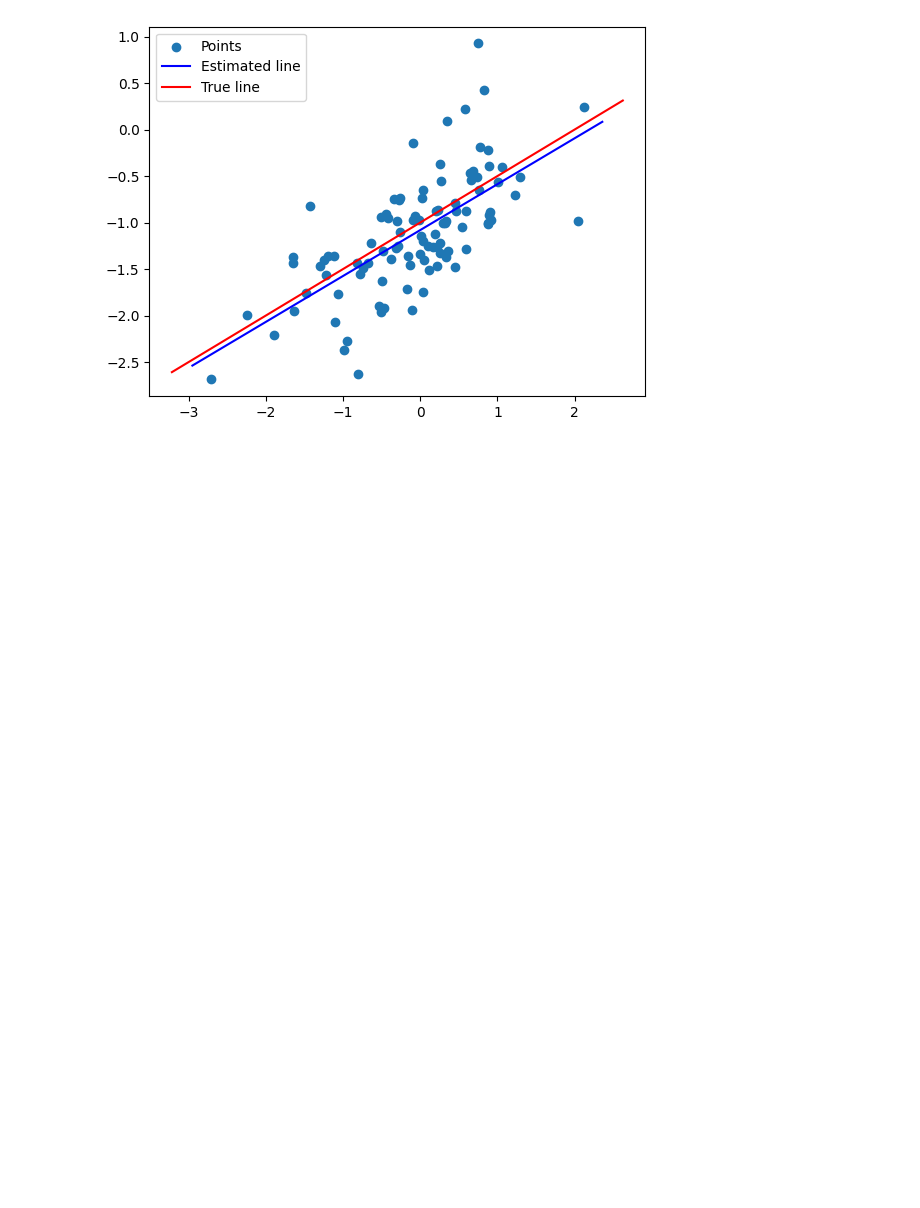
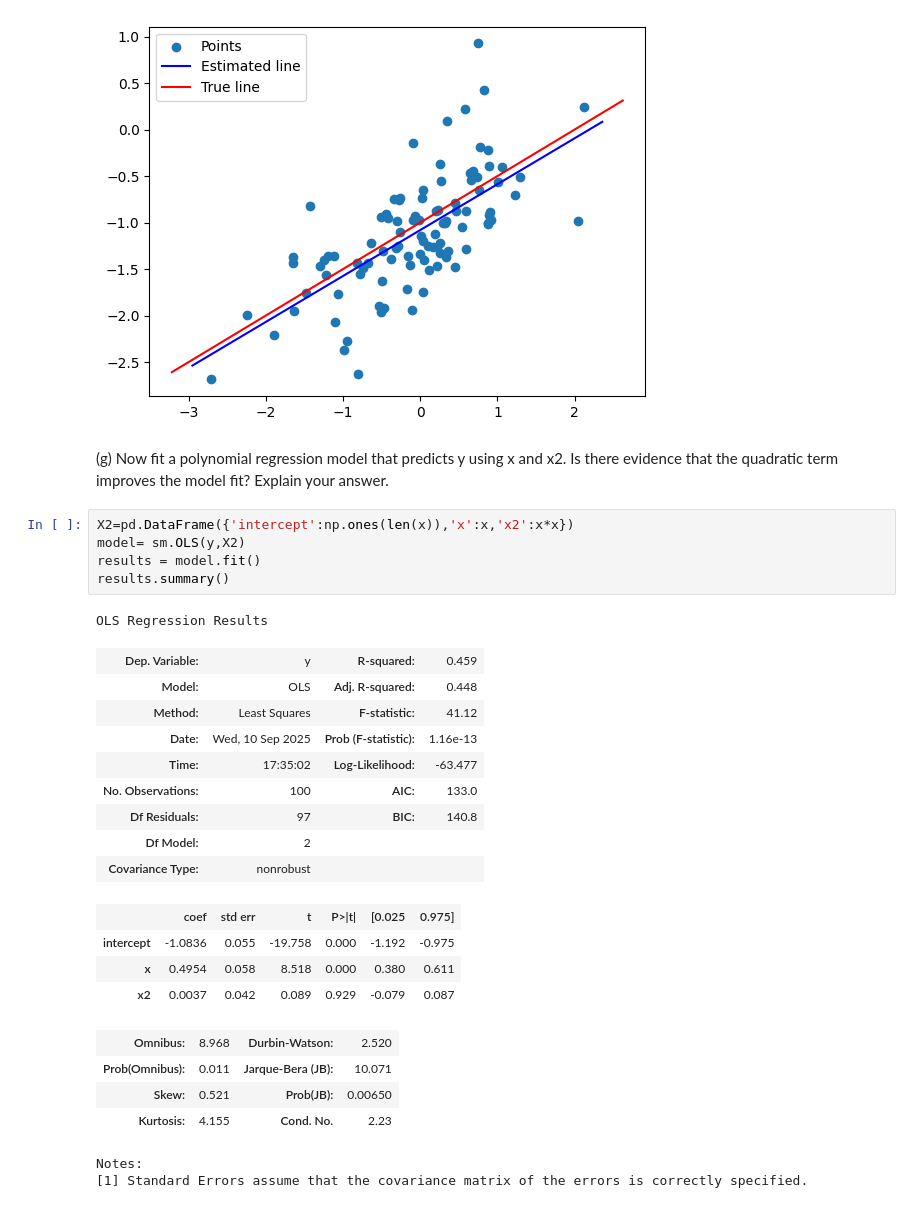
Before and after one commit to hinojosaad/islp, a Jupyter notebook: Chapter3/ch3.ipynb, the cells around one changed output. Cells and saved outputs as stored; diff of their text form; blank space fills up the shorter version.

```diff
--- a/Chapter3/ch3.ipynb
+++ b/Chapter3/ch3.ipynb
@@ -1127,3 +1127,33 @@ plt.legend(['Points', 'Estimated line', 'True line'])
 plt.show()
 # %% [output]
 [figure]
+# %% [markdown]
+(g) Now fit a polynomial regression model that predicts y using x
+and x2. Is there evidence that the quadratic term improves the
+model fit? Explain your answer.
+# %%
+X2=pd.DataFrame({'intercept':np.ones(len(x)),'x':x,'x2':x*x})
+model= sm.OLS(y,X2)
+results = model.fit()
+results.summary()
+# %% [output]
+OLS Regression Results
+| Dep. Variable: | y | R-squared: | 0.459 |
+| Model: | OLS | Adj. R-squared: | 0.448 |
+| Method: | Least Squares | F-statistic: | 41.12 |
+| Date: | Wed, 10 Sep 2025 | Prob (F-statistic): | 1.16e-13 |
+| Time: | 17:35:02 | Log-Likelihood: | -63.477 |
+| No. Observations: | 100 | AIC: | 133.0 |
+| Df Residuals: | 97 | BIC: | 140.8 |
+| Df Model: | 2 |  |  |
+| Covariance Type: | nonrobust |  |  |
+|  | coef | std err | t | P>|t| | [0.025 | 0.975] |
+| intercept | -1.0836 | 0.055 | -19.758 | 0.000 | -1.192 | -0.975 |
+| x | 0.4954 | 0.058 | 8.518 | 0.000 | 0.380 | 0.611 |
+| x2 | 0.0037 | 0.042 | 0.089 | 0.929 | -0.079 | 0.087 |
+| Omnibus: | 8.968 | Durbin-Watson: | 2.520 |
+| Prob(Omnibus): | 0.011 | Jarque-Bera (JB): | 10.071 |
+| Skew: | 0.521 | Prob(JB): | 0.00650 |
+| Kurtosis: | 4.155 | Cond. No. | 2.23 |
+Notes:
+[1] Standard Errors assume that the covariance matrix of the errors is correctly specified.
```
Also changed, not shown: parts of 10 cells of this notebook.
